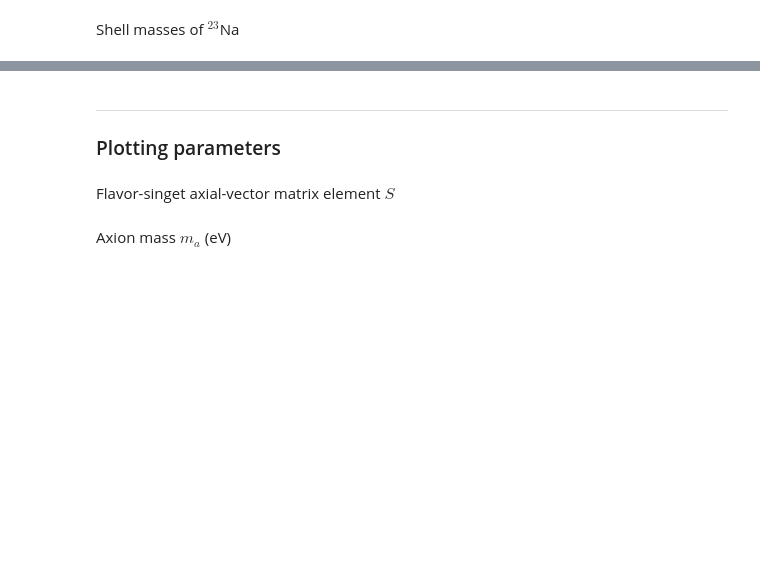
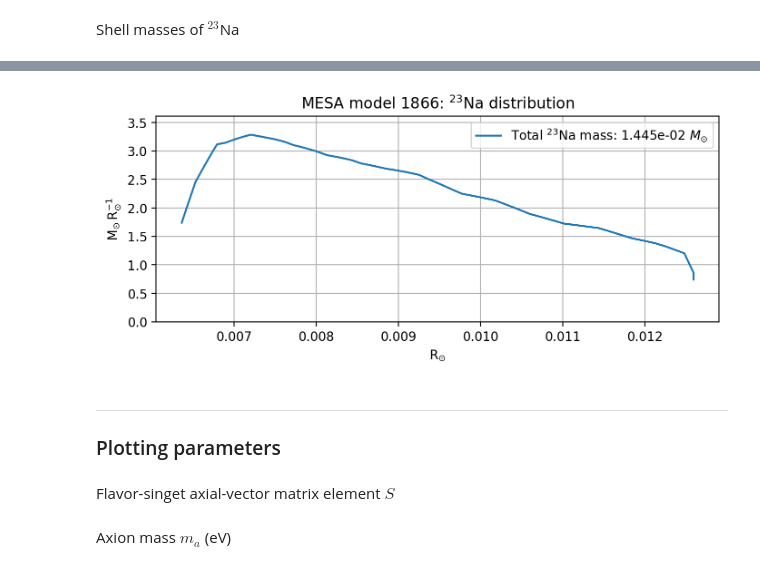
Before and after one commit to xingyzt/stellar-axions, a Jupyter notebook: main.ipynb, the cells around one changed output, grey strips where cells are left out. Saved outputs shown, nothing was run; the diff lists cells and outputs as text; code cells hidden in the pictures; blank space fills up the shorter version.

```diff
--- a/main.ipynb
+++ b/main.ipynb
@@ -111,8 +125,12 @@ dM
 # %%
 plt.title(f"{title}: $^{{23}}$Na distribution")
-plt.plot(r, dM.to(u.M_sun) / dr, label=f"Total $^{{23}}$Na mass: {np.sum(dM).to_value(u.M_sun):.3e} $M\!_\odot$")
+dMdr = dM.to(u.M_sun) / dr
+plt.ylim(0, np.max(dMdr.value)*1.1)
+plt.plot(r, dMdr, label=f"Total $^{{23}}$Na mass: {np.sum(dM).to_value(u.M_sun):.3e} $M\!_\odot$")
 plt.legend()
 plt.grid()
+# %% [output]
+[figure, added]
 # %% [markdown]
 ---
 ### Plotting parameters
```
Also changed, not shown: parts of 7 cells of this notebook.
